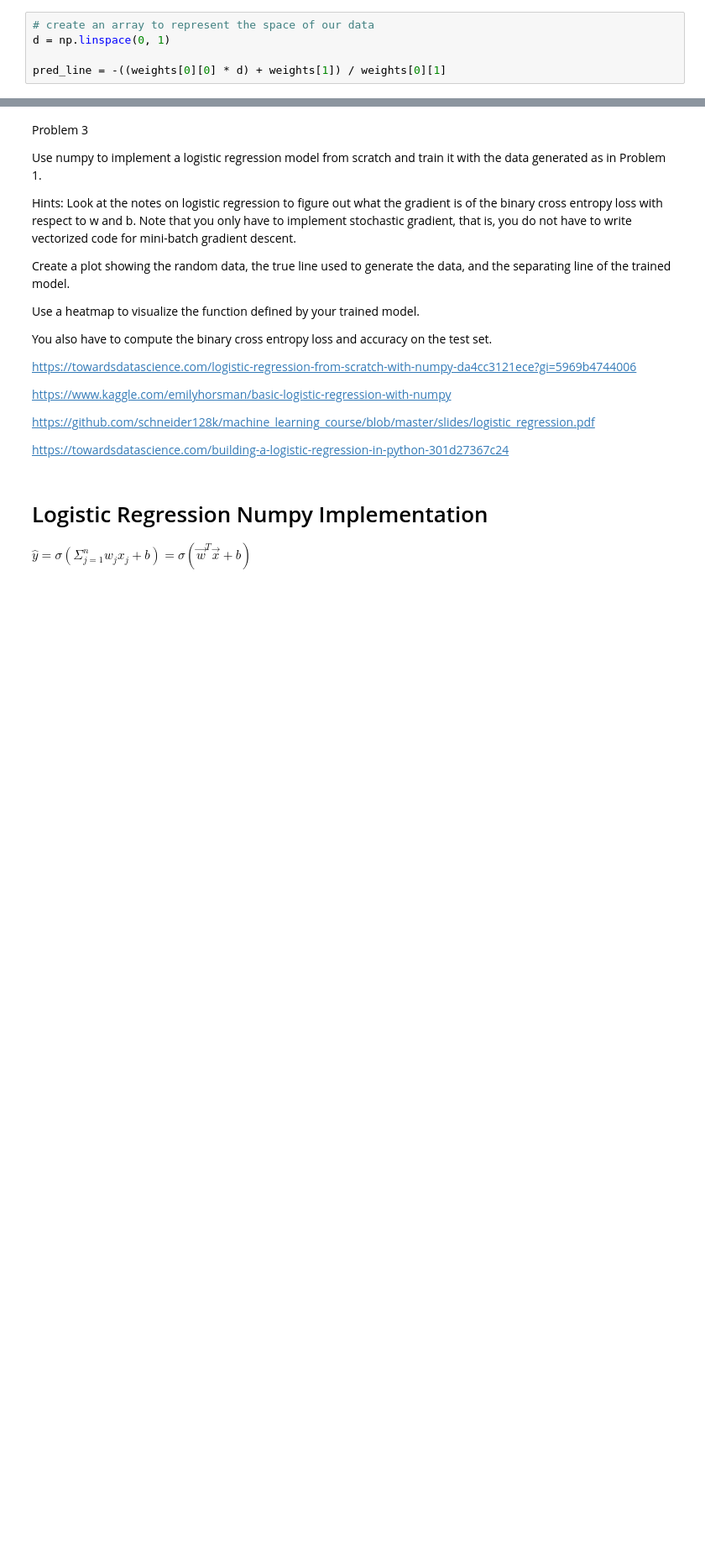
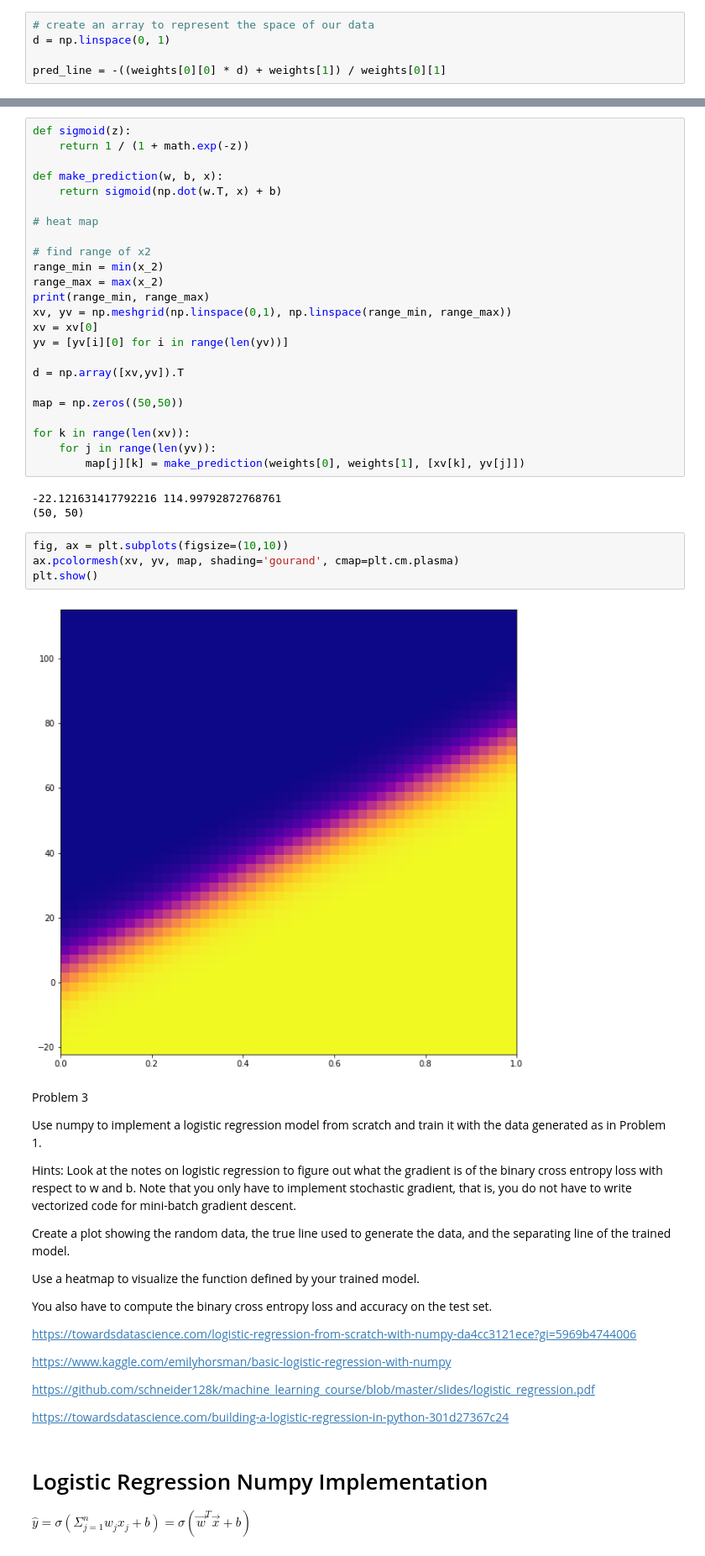
Before and after one commit to nspeer12/AI_CAP4630, a Jupyter notebook: hw3.ipynb, the cells around one changed output, grey strips where cells are left out. Shown at 84% size. Drawn from its saved outputs; the diff is of its cells as text; blank space fills up the shorter version.

Commit message:
more descriptions and heat maps

```diff
--- a/hw3.ipynb
+++ b/hw3.ipynb
@@ -187,3 +201,36 @@ plt.show()
+# %%
+def sigmoid(z):
+    return 1 / (1 + math.exp(-z))
+
+def make_prediction(w, b, x):
+    return sigmoid(np.dot(w.T, x) + b)
+
+# heat map
+
+# find range of x2
+range_min = min(x_2)
+range_max = max(x_2)
+print(range_min, range_max)
+xv, yv = np.meshgrid(np.linspace(0,1), np.linspace(range_min, range_max))
+xv = xv[0]
+yv = [yv[i][0] for i in range(len(yv))]
+
+d = np.array([xv,yv]).T
+
+map = np.zeros((50,50))
+
+for k in range(len(xv)):
+    for j in range(len(yv)):
+        map[j][k] = make_prediction(weights[0], weights[1], [xv[k], yv[j]])
+# %% [output]
+-22.121631417792216 114.99792872768761
+(50, 50)
+# %%
+fig, ax = plt.subplots(figsize=(10,10))
+ax.pcolormesh(xv, yv, map, shading='gourand', cmap=plt.cm.plasma)
+plt.show()
+# %% [output]
+[figure, added]
 # %% [markdown]
 Problem 3
 
```
Also changed, not shown: parts of 12 cells of this notebook.
